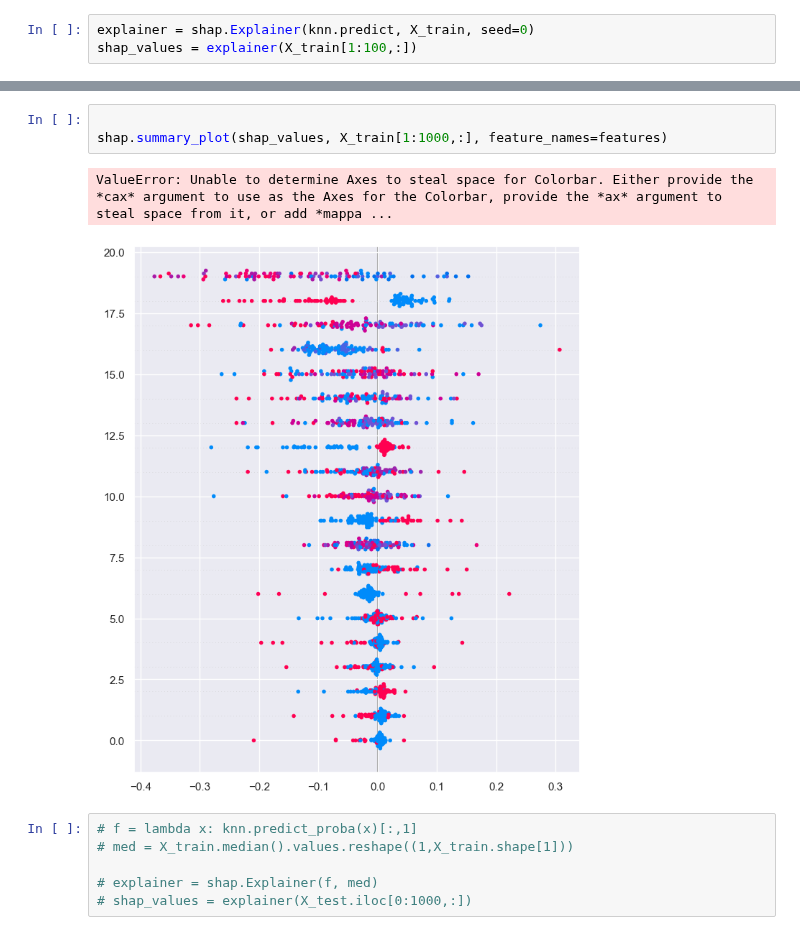
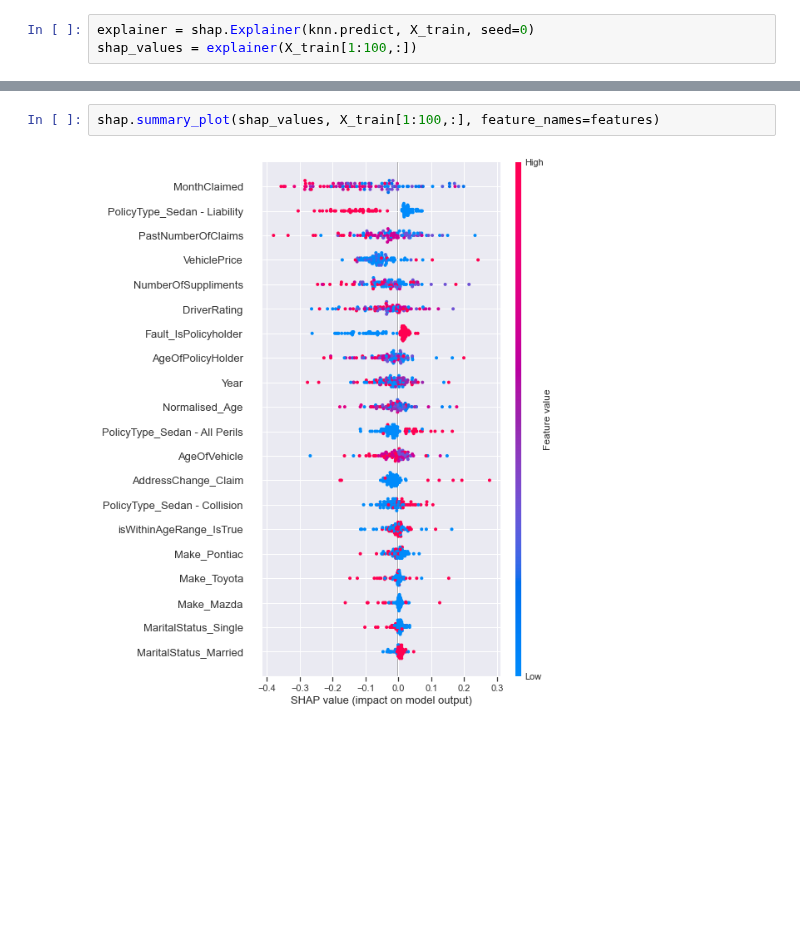
Before and after one commit to hewtungyuen/car-insurance-fraud-BT4012, a Jupyter notebook: KNN.ipynb, the cells around one changed output, grey strips where cells are left out. Cells and saved outputs as stored; diff of their text form; blank space fills up the shorter version.

```diff
--- a/KNN.ipynb
+++ b/KNN.ipynb
@@ -169,12 +169,4 @@ shap.summary_plot(shap_values, X_train, plot_type="bar", feature_names=features)
 # %%
-
-shap.summary_plot(shap_values, X_train[1:1000,:], feature_names=features)
+shap.summary_plot(shap_values, X_train[1:100,:], feature_names=features)
 # %% [output]
-ValueError: Unable to determine Axes to steal space for Colorbar. Either provide the *cax* argument to use as the Axes for the Colorbar, provide the *ax* argument to steal space from it, or add *mappa ...
-[figure, old version]
+[figure, new version]
-# %%
-# f = lambda x: knn.predict_proba(x)[:,1]
-# med = X_train.median().values.reshape((1,X_train.shape[1]))
-
-# explainer = shap.Explainer(f, med)
-# shap_values = explainer(X_test.iloc[0:1000,:])
```
Also changed, not shown: parts of 11 cells of this notebook, 1 other file.
